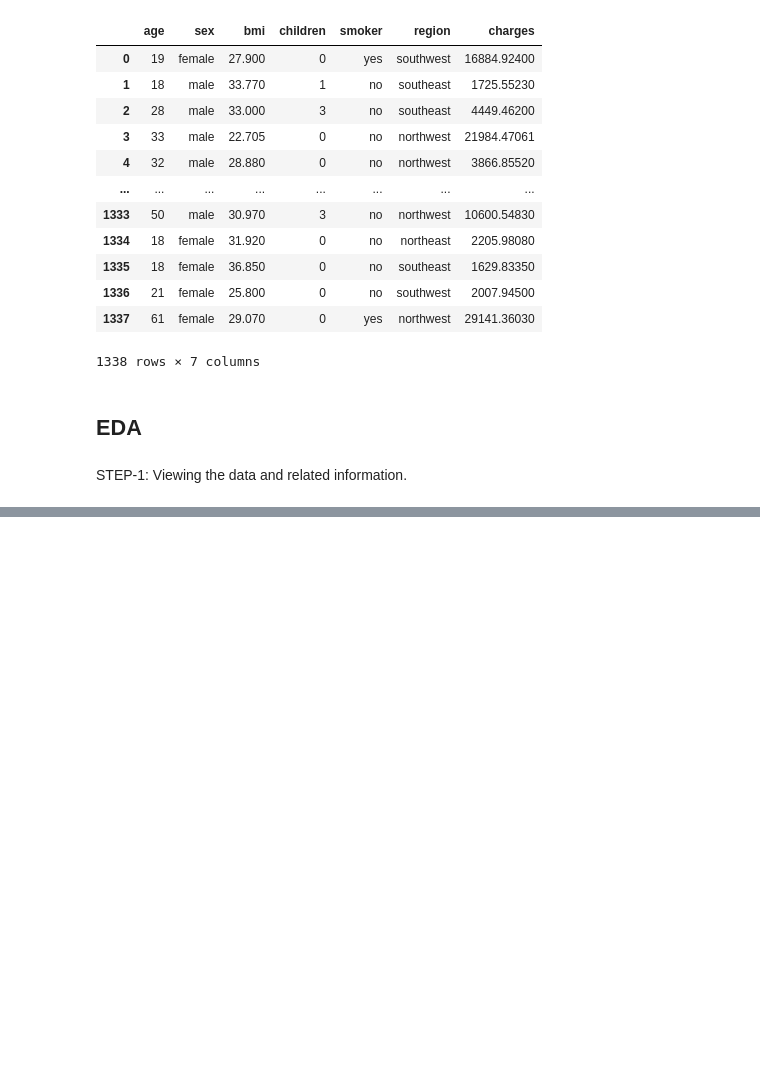
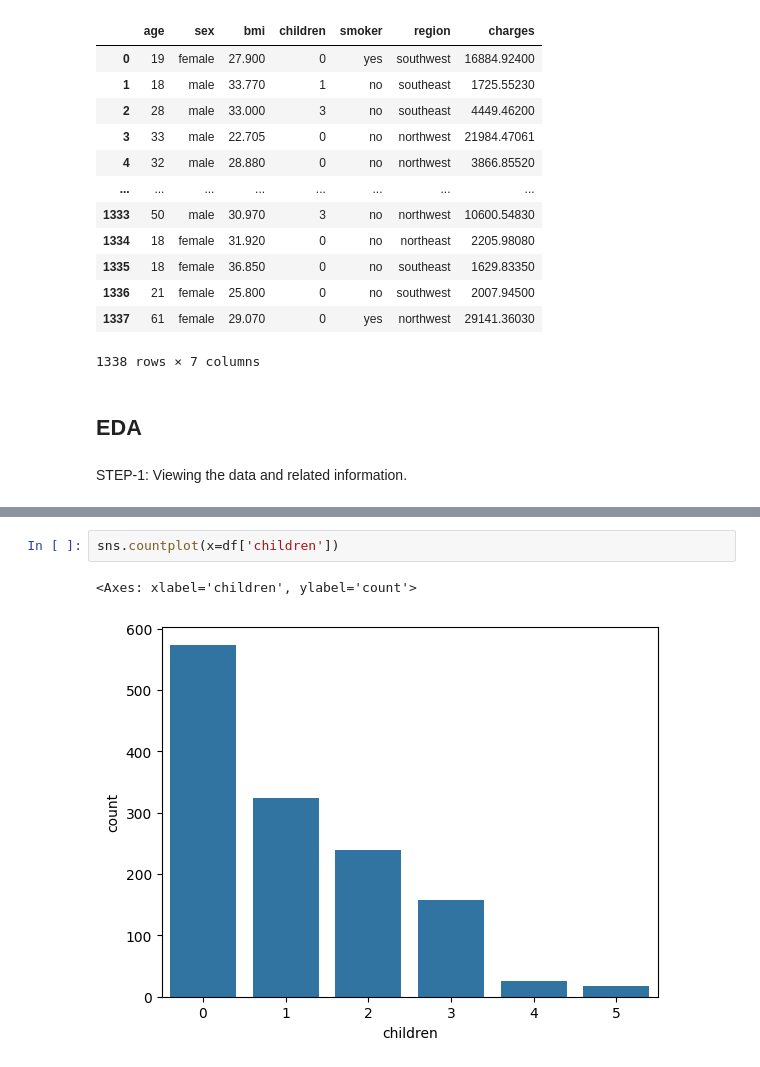
Before and after one commit to AyushamMishra/Project_1, a Jupyter notebook: insurance.ipynb, the cells around one changed output, grey strips where cells are left out. Drawn from its saved outputs; the diff is of its cells as text; blank space fills up the shorter version.

```diff
--- a/insurance.ipynb
+++ b/insurance.ipynb
@@ -73,0 +120,5 @@ max      64.000000    53.130000     5.000000  63770.428010
+# %%
+sns.countplot(x=df['children'])
+# %% [output]
+<Axes: xlabel='children', ylabel='count'>
+[figure, added]
```
Also changed, not shown: parts of 28 cells of this notebook.
